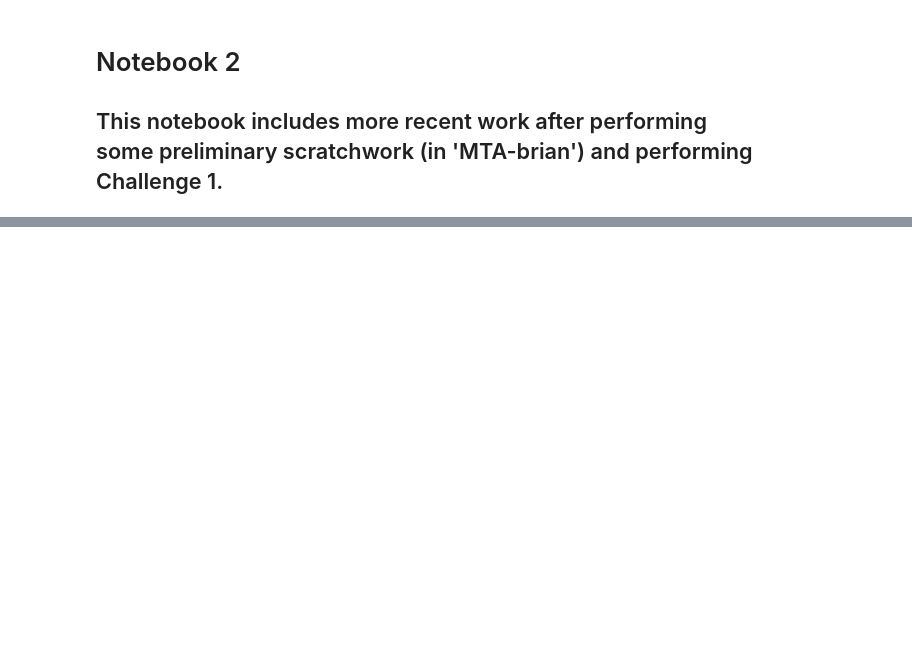
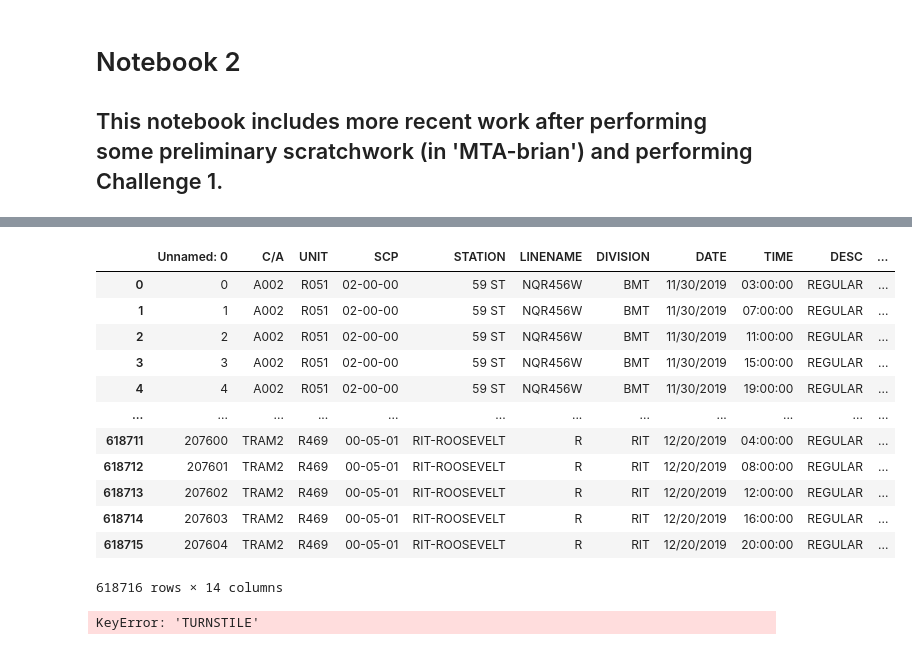
Before and after one commit to manyshapes/MTA-Ridership-Time-Analysis, a Jupyter notebook: MTA-brian-200703.ipynb, the cells around one changed output, grey strips where cells are left out. Drawn from its saved outputs; the diff is of its cells as text; code cells hidden in the pictures; blank space fills up the shorter version.

```diff
--- a/MTA-brian-200703.ipynb
+++ b/MTA-brian-200703.ipynb
@@ -77 +96,23 @@ daily_counts_df.dropna(subset=["PREV_DATE"], inplace=True)
+# %%
+turnstileColumn(df_dec19)
+df_dec19
+# %% [output]
+|  | Unnamed: 0 | C/A | UNIT | SCP | STATION | LINENAME | DIVISION | DATE | TIME | DESC | ... |
+| 0 | 0 | A002 | R051 | 02-00-00 | 59 ST | NQR456W | BMT | 11/30/2019 | 03:00:00 | REGULAR | ... |
+| 1 | 1 | A002 | R051 | 02-00-00 | 59 ST | NQR456W | BMT | 11/30/2019 | 07:00:00 | REGULAR | ... |
+| 2 | 2 | A002 | R051 | 02-00-00 | 59 ST | NQR456W | BMT | 11/30/2019 | 11:00:00 | REGULAR | ... |
+| 3 | 3 | A002 | R051 | 02-00-00 | 59 ST | NQR456W | BMT | 11/30/2019 | 15:00:00 | REGULAR | ... |
+| 4 | 4 | A002 | R051 | 02-00-00 | 59 ST | NQR456W | BMT | 11/30/2019 | 19:00:00 | REGULAR | ... |
+| ... | ... | ... | ... | ... | ... | ... | ... | ... | ... | ... | ... |
+| 618711 | 207600 | TRAM2 | R469 | 00-05-01 | RIT-ROOSEVELT | R | RIT | 12/20/2019 | 04:00:00 | REGULAR | ... |
+| 618712 | 207601 | TRAM2 | R469 | 00-05-01 | RIT-ROOSEVELT | R | RIT | 12/20/2019 | 08:00:00 | REGULAR | ... |
+| 618713 | 207602 | TRAM2 | R469 | 00-05-01 | RIT-ROOSEVELT | R | RIT | 12/20/2019 | 12:00:00 | REGULAR | ... |
+| 618714 | 207603 | TRAM2 | R469 | 00-05-01 | RIT-ROOSEVELT | R | RIT | 12/20/2019 | 16:00:00 | REGULAR | ... |
+| 618715 | 207604 | TRAM2 | R469 | 00-05-01 | RIT-ROOSEVELT | R | RIT | 12/20/2019 | 20:00:00 | REGULAR | ... |
+618716 rows × 14 columns
+# %%
+trafficFix(df_dec19)
+df_dec19
+# %% [output]
+KeyError: 'TURNSTILE'
 # %%
```
Also changed, not shown: parts of 12 cells of this notebook.
